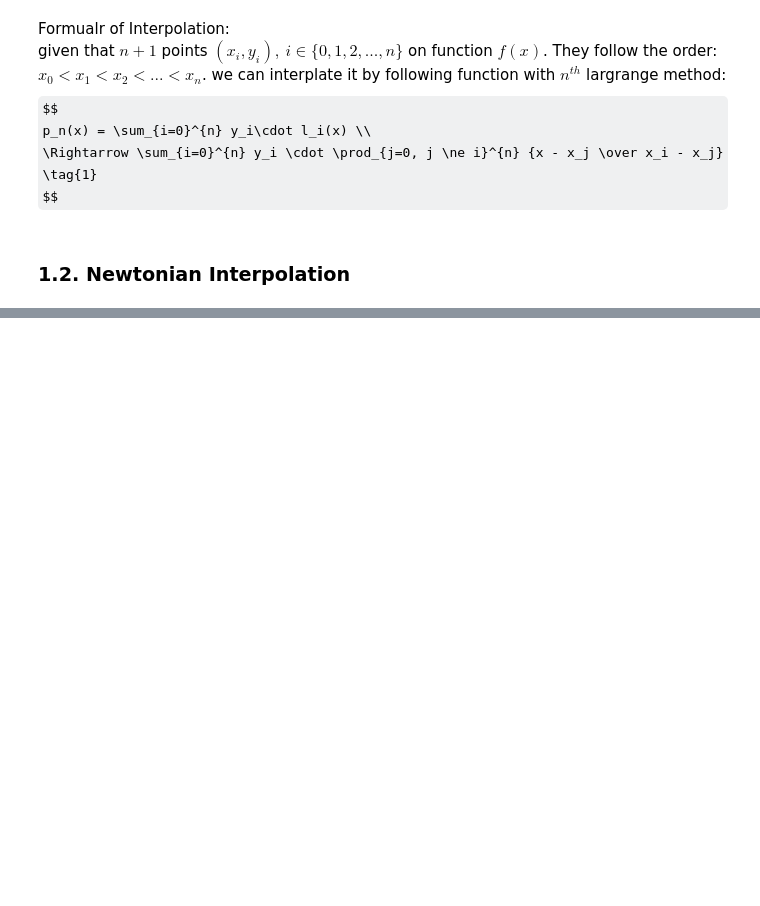
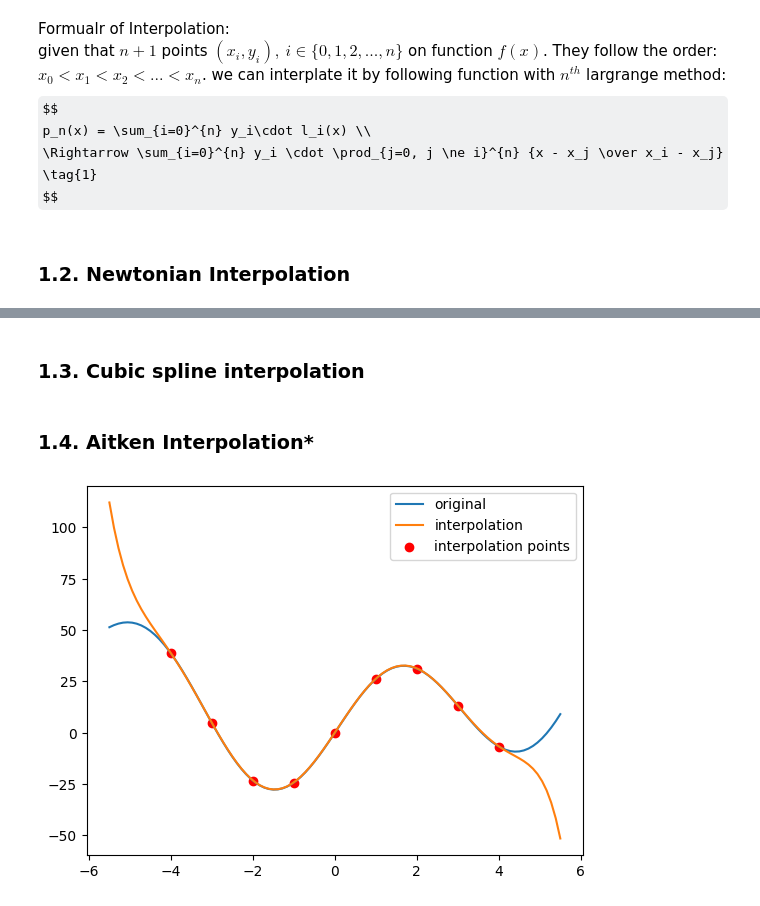
Before and after one commit to HugoPhi/NCOTLabs, a Jupyter notebook: Lab2/interpolation.ipynb, the cells around one changed output, grey strips where cells are left out. Saved outputs shown, nothing was run; the diff lists cells and outputs as text; code cells hidden in the pictures; some formulas as TeX source; blank space fills up the shorter version.

```diff
--- a/Lab2/interpolation.ipynb
+++ b/Lab2/interpolation.ipynb
@@ -15,3 +17,16 @@ import matplotlib.pyplot as plt
+# %%
+def vis(polat, f, x, lim=1):
+    lim = 1.5
+
+    xx = np.linspace(x[0] - lim, x[-1] + lim, abs(x[-1] - x[0]) * 100)
+    y = f(xx)
+    p = polat(f, x)
+    yy = p(xx)
+    plt.plot(xx,  y, label='original')
+    plt.plot(xx, yy + 0.1, label='interpolation')
+    plt.scatter(x, f(x), marker='o', color='r', label='interpolation points')
+    plt.legend()
+    plt.show()
 # %% [markdown]
 ### 1.1. Lagrange Interpolation
 # %% [markdown]
@@ -48,2 +61,0 @@ $$
-# %%
-def newton(n, x, y):
@@ -49,0 +89,19 @@ def newton(n, x, y):
+# %%
+def newton(f, x):
+    n = len(x) - 1
+    arr = [f(t) for t in x]
+    for i in range(n):  # t: O(n^2), s: O(n)
+        for j in range(n, i, -1):  # up date arr, calcualte diff table
+            arr[j] = (arr[j] - arr[j - 1]) / (x[j] - x[j - 1 - i])
+
+    def newtonf(var): # calculate interpolation function
+        p = 0
+        w = 1
+        for i in range(n + 1):
+            p += arr[i] * w
+            w *= var - x[i]
+
+        return p
+    return newtonf
+# %% [markdown]
+### 1.3. Cubic spline interpolation
@@ -49,0 +111,2 @@ def newton(n, x, y):
+# %% [markdown]
+### 1.4. Aitken Interpolation*
@@ -49,0 +116,6 @@ def newton(n, x, y):
+# %%
+x = np.arange(-4, 5)
+f = lambda x: x**2 + 30*np.sin(x)
+vis(newton, f, x, 1)
+# %% [output]
+[figure, added]
```
Also changed, not shown: parts of 8 cells of this notebook, 1 other file.
